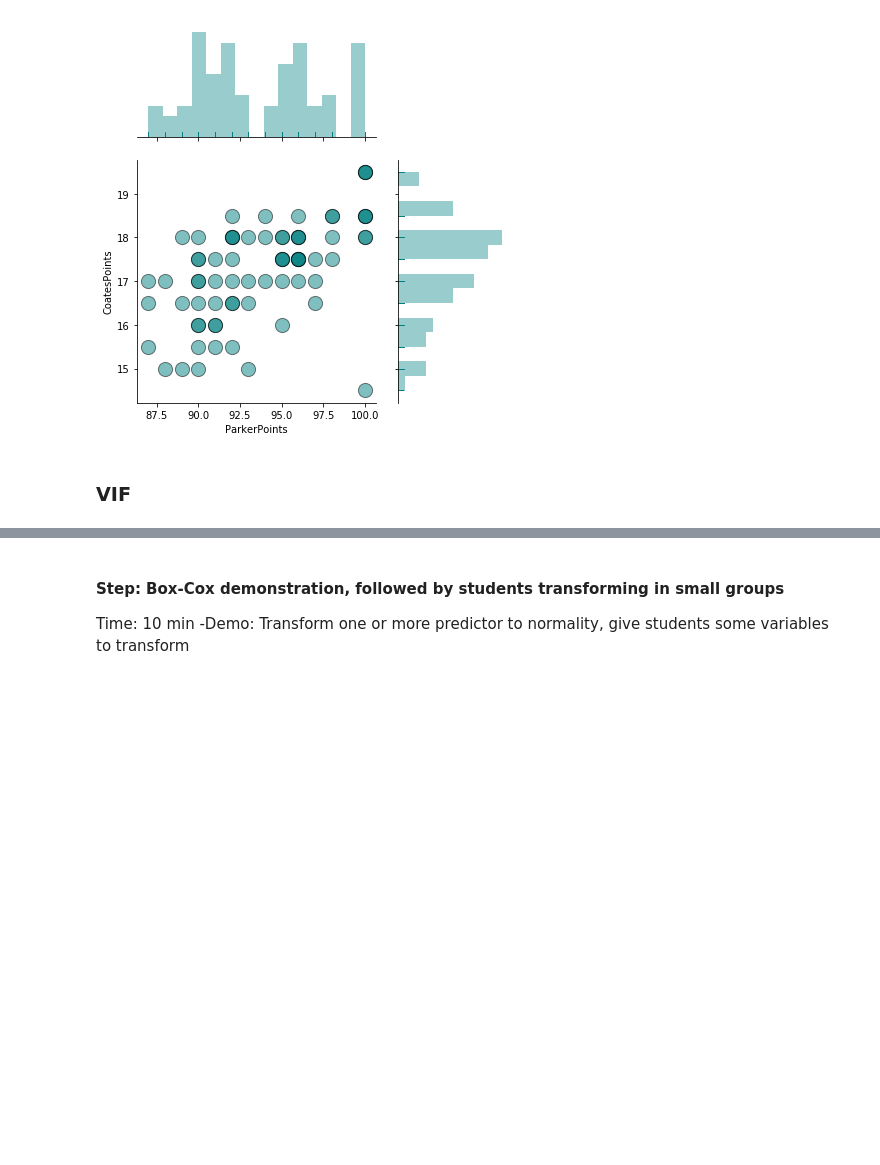
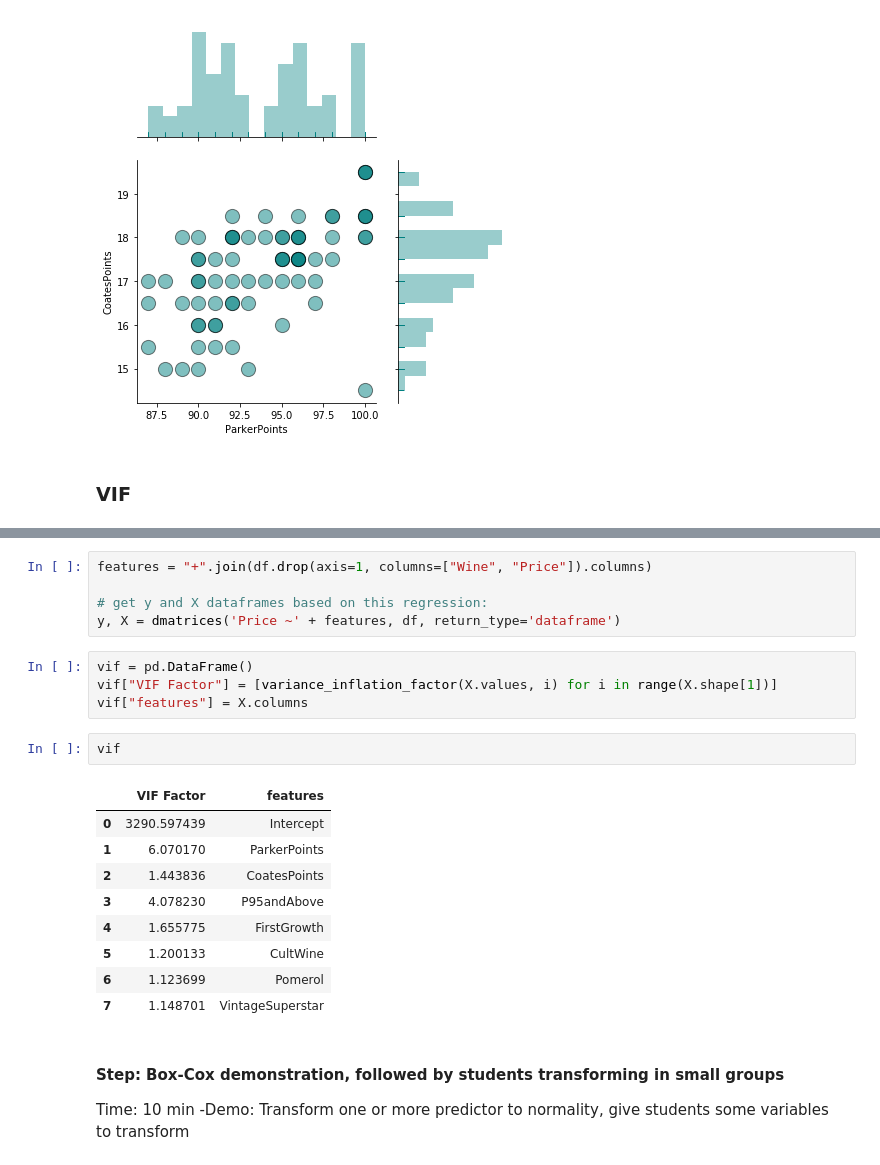
Before and after one commit to magnawhale/additional-topics-statistics-bonus-for-regression-lesson, a Jupyter notebook: lesson-plan.ipynb, the cells around one changed output, grey strips where cells are left out. Cells and saved outputs as stored; diff of their text form; blank space fills up the shorter version.

```diff
--- a/lesson-plan.ipynb
+++ b/lesson-plan.ipynb
@@ -69,3 +79,24 @@ plt.show()
+# %%
+features = "+".join(df.drop(axis=1, columns=["Wine", "Price"]).columns)
+
+# get y and X dataframes based on this regression:
+y, X = dmatrices('Price ~' + features, df, return_type='dataframe')
+# %%
+vif = pd.DataFrame()
+vif["VIF Factor"] = [variance_inflation_factor(X.values, i) for i in range(X.shape[1])]
+vif["features"] = X.columns
+# %%
+vif
+# %% [output]
+|  | VIF Factor | features |
+| 0 | 3290.597439 | Intercept |
+| 1 | 6.070170 | ParkerPoints |
+| 2 | 1.443836 | CoatesPoints |
+| 3 | 4.078230 | P95andAbove |
+| 4 | 1.655775 | FirstGrowth |
+| 5 | 1.200133 | CultWine |
+| 6 | 1.123699 | Pomerol |
+| 7 | 1.148701 | VintageSuperstar |
 # %% [markdown]
 #### Step: Box-Cox demonstration, followed by students transforming in small groups
 
```
Also changed, not shown: parts of 2 cells of this notebook.
